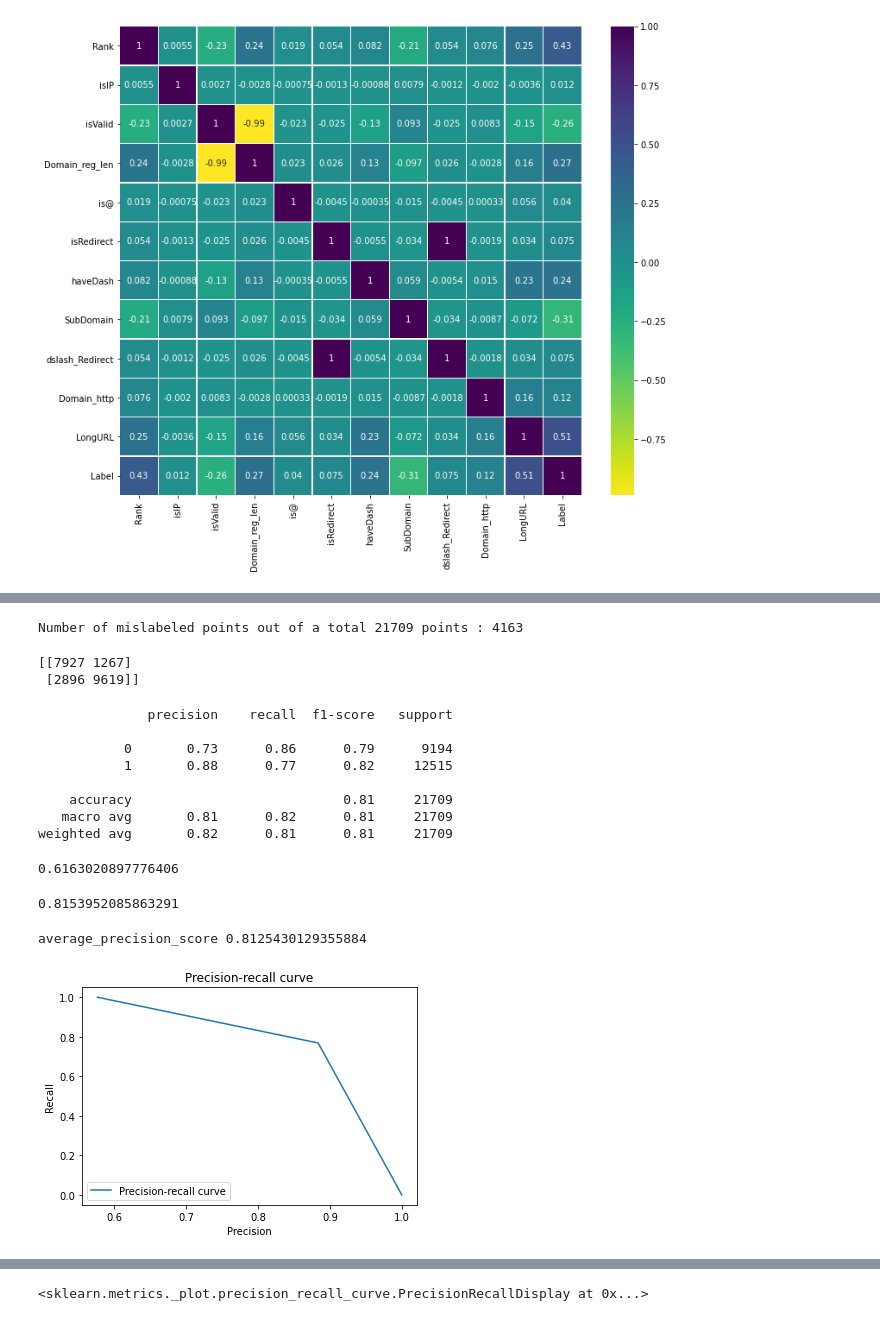
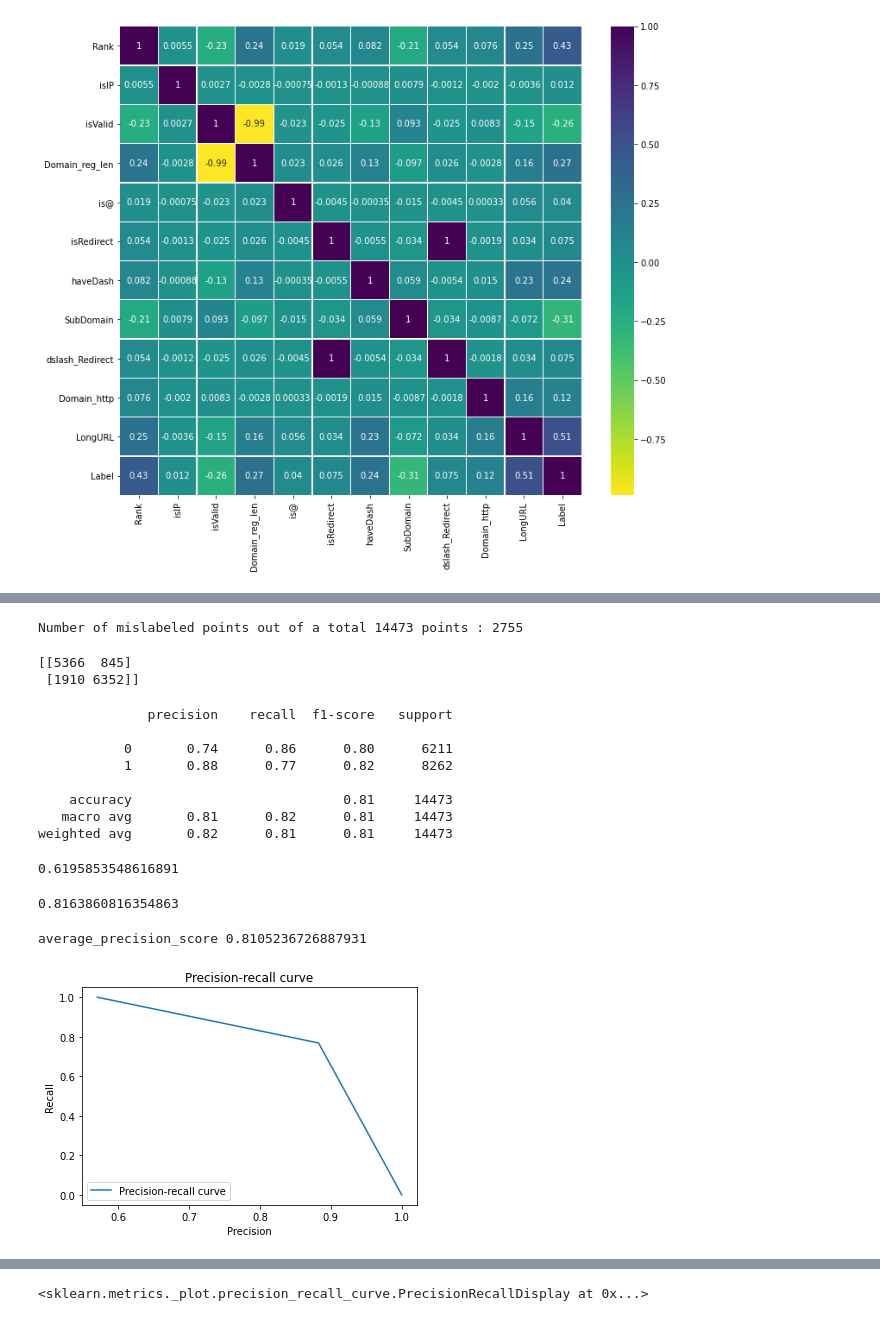
Before and after one commit to MounicaBachu/Detecting-Phishing-Websites-With-Machine-Learning-In-Python, a Jupyter notebook: Project_Abhishek.ipynb, the cells around one changed output, grey strips where cells are left out. Drawn from its saved outputs; the diff is of its cells as text; code cells hidden in the pictures.

```diff
--- a/Project_Abhishek.ipynb
+++ b/Project_Abhishek.ipynb
@@ -158,7 +158,7 @@ from sklearn.linear_model import LogisticRegression
 from sklearn.model_selection import train_test_split
 X= phishing_raw_df.drop(['Label','Domain'], axis=1)
 y= phishing_raw_df.Label
-X_train, X_test, y_train, y_test = train_test_split(X,y,test_size=0.3,random_state=42)
+X_train, X_test, y_train, y_test = train_test_split(X,y,test_size=0.2,random_state=101)
 print("Training set has {} samples.".format(X_train.shape[0]))
 print("Testing set has {} samples.".format(X_test.shape[0]))
 # %% [output]
@@ -186,0 +176,4 @@ Accuracy of logistic regression classifier on test set: 0.81
+# %%
+%%time
+y_pred_test_logreg=logreg.predict(X_test)
+y_pred_train_logreg=logreg.predict(X_train)
@@ -187,55 +191,55 @@ Accuracy of logistic regression classifier on test set: 0.81
 # %%
-print("Number of mislabeled points out of a total %d points : %d"% (X_test.shape[0], (y_test != y_pred).sum()))
+print("Number of mislabeled points out of a total %d points : %d"% (X_test.shape[0], (y_test != y_pred_test_logreg).sum()))
 # %% [output]
-Number of mislabeled points out of a total 21709 points : 4163
+Number of mislabeled points out of a total 14473 points : 2755
 # %%
 #confusion matrix
 from sklearn.metrics import confusion_matrix
-confusion_matrix = confusion_matrix(y_test, y_pred)
+confusion_matrix = confusion_matrix(y_test, y_pred_test_logreg)
 print(confusion_matrix)
 # %% [output]
-[[7927 1267]
- [2896 9619]]
+[[5366  845]
+ [1910 6352]]
 # %%
 #classification report
 from sklearn.metrics import classification_report
-print(classification_report(y_test, y_pred))
+print(classification_report(y_test, y_pred_test_logreg))
 # %% [output]
               precision    recall  f1-score   support
 
-           0       0.73      0.86      0.79      9194
-           1       0.88      0.77      0.82     12515
+           0       0.74      0.86      0.80      6211
+           1       0.88      0.77      0.82      8262
 
-    accuracy                           0.81     21709
-   macro avg       0.81      0.82      0.81     21709
-weighted avg       0.82      0.81      0.81     21709
+    accuracy                           0.81     14473
+   macro avg       0.81      0.82      0.81     14473
+weighted avg       0.82      0.81      0.81     14473
 # %%
 from sklearn.metrics import cohen_kappa_score
-cohen_kappa_score(y_test,y_pred)
+cohen_kappa_score(y_test,y_pred_test_logreg)
 # %% [output]
-0.6163020897776406
+0.6195853548616891
 # %%
 from sklearn.metrics import roc_auc_score
-roc_auc_score(y_test, y_pred)
+roc_auc_score(y_test, y_pred_test_logreg)
 # %% [output]
-0.8153952085863291
+0.8163860816354863
 # %%
 from sklearn.metrics import precision_recall_curve
 
-precision, recall, thresholds = precision_recall_curve(y_test, y_pred)
+precision, recall, thresholds = precision_recall_curve(y_test, y_pred_test_logreg)
 
 #create plot
 plt.plot(precision, recall, label='Precision-recall curve')
 _ = plt.xlabel('Precision')
 _ = plt.ylabel('Recall')
 _ = plt.title('Precision-recall curve')
 _ = plt.legend(loc="lower left")
 
 from sklearn.metrics import average_precision_score
-print('average_precision_score',average_precision_score(y_test, y_pred))
+print('average_precision_score',average_precision_score(y_test, y_pred_test_logreg))
 # %% [output]
-average_precision_score 0.8125430129355884
+average_precision_score 0.8105236726887931
-[figure, old version]
+[figure, new version]
 # %%
 from sklearn.metrics import plot_precision_recall_curve
 import matplotlib.pyplot as plt
```
Also changed, not shown: parts of 15 cells of this notebook.
